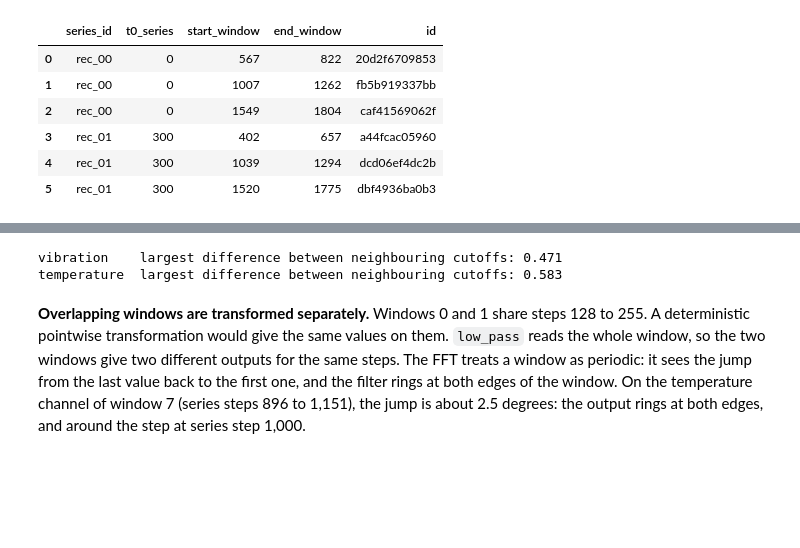
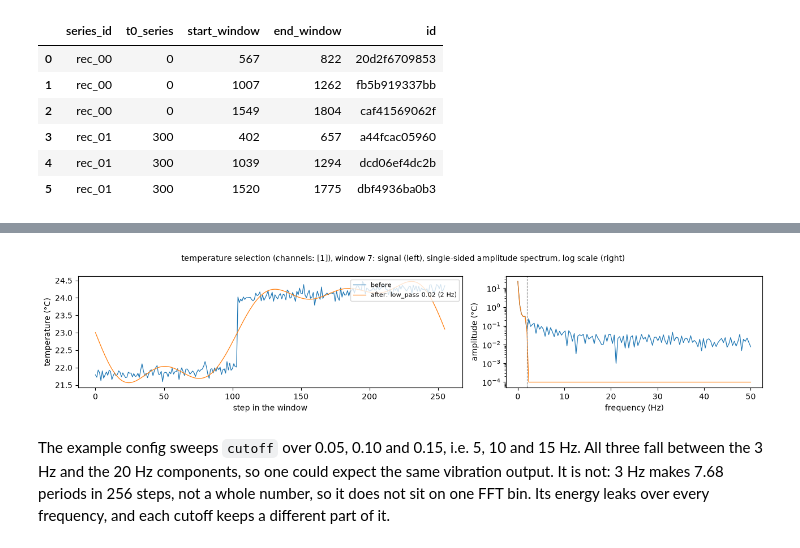
Before and after one commit to Safenai/kcai-data-sampling, a Jupyter notebook: examples/notebooks/timeseries-transformations.ipynb, the cells around one changed output, grey strips where cells are left out. Cells and saved outputs as stored; diff of their text form; code cells hidden in the pictures; blank space fills up the shorter version.

```diff
--- a/examples/notebooks/timeseries-transformations.ipynb
+++ b/examples/notebooks/timeseries-transformations.ipynb
@@ -233,11 +288,8 @@ The example config sweeps `cutoff` over 0.05, 0.10 and 0.15, i.e. 5, 10 and 15 H
 # %%
-outs = {c: transform(LowPass, cutoff=c) for c in (0.05, 0.1, 0.15)}
-for channel, name in enumerate(["vibration", "temperature"]):
-    gap = max(np.abs(outs[a][..., channel] - outs[b][..., channel]).max() for a, b in [(0.05, 0.1), (0.1, 0.15)])
-    print(f"{name:<12} largest difference between neighbouring cutoffs: {gap:.3g}")
+filtered_t = transform(LowPass, xt, cutoff=CUTOFF_T)
+show_transform(xt, filtered_t, "low_pass 0.02 (2 Hz)", CHANNEL_1, window=7, mark_hz=CUTOFF_T * FS)
 # %% [output]
-vibration    largest difference between neighbouring cutoffs: 0.471
-temperature  largest difference between neighbouring cutoffs: 0.583
+[figure, added]
 # %% [markdown]
-**Overlapping windows are transformed separately.** Windows 0 and 1 share steps 128 to 255. A deterministic pointwise transformation would give the same values on them. `low_pass` reads the whole window, so the two windows give two different outputs for the same steps. The FFT treats a window as periodic: it sees the jump from the last value back to the first one, and the filter rings at both edges of the window. On the temperature channel of window 7 (series steps 896 to 1,151), the jump is about 2.5 degrees: the output rings at both edges, and around the step at series step 1,000.
+The example config sweeps `cutoff` over 0.05, 0.10 and 0.15, i.e. 5, 10 and 15 Hz. All three fall between the 3 Hz and the 20 Hz components, so one could expect the same vibration output. It is not: 3 Hz makes 7.68 periods in 256 steps, not a whole number, so it does not sit on one FFT bin. Its energy leaks over every frequency, and each cutoff keeps a different part of it.
 # %%
```
Also changed, not shown: parts of 37 cells of this notebook.
